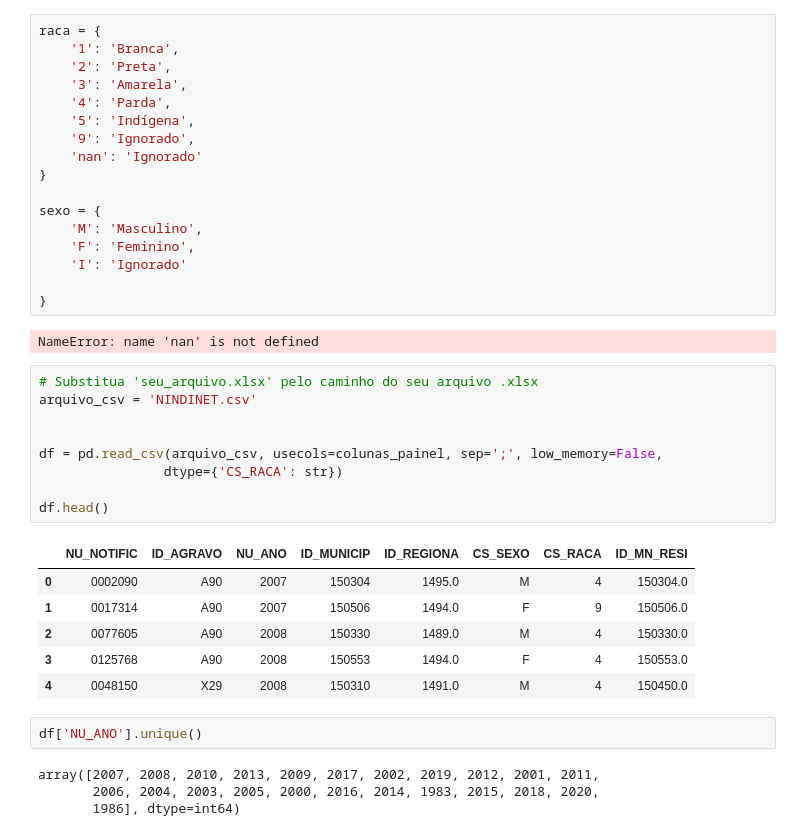
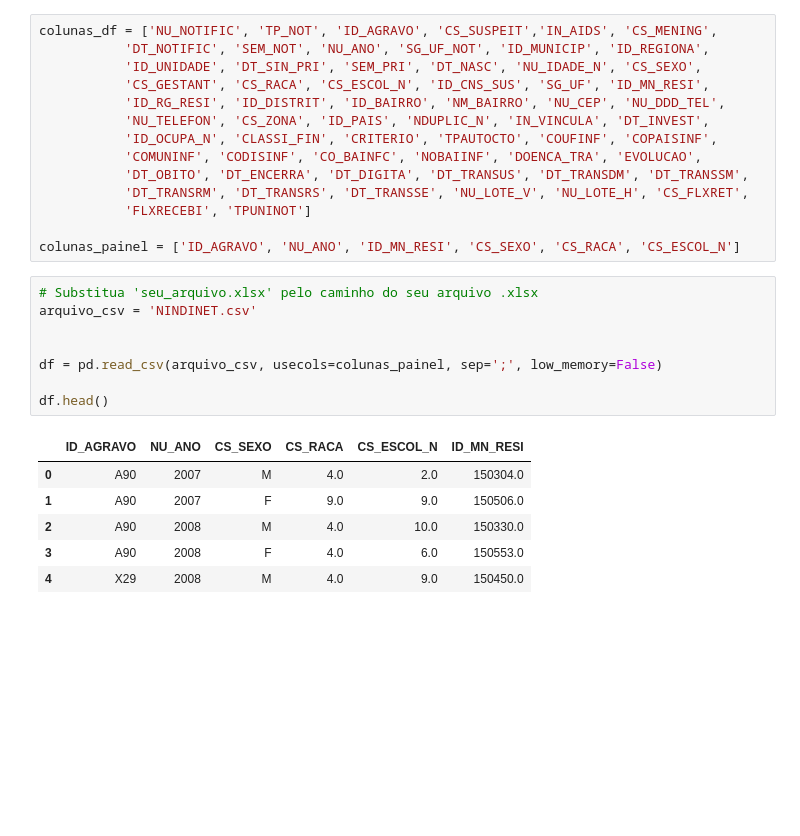
Before and after one commit to ricmed/painel_sinan, a Jupyter notebook: trata_dados.ipynb, the cells around one changed output. Cells and saved outputs as stored; diff of their text form; blank space fills up the shorter version.

Commit message:
Inclusão de novas arquivos de filtros Criação do arquivo parquet Atualização do trata_dados.ipynb

```diff
--- a/trata_dados.ipynb
+++ b/trata_dados.ipynb
@@ -151,41 +5,29 @@ regisao_saude = ['Tocantins'
-# %%
-raca = {
-    '1': 'Branca',
-    '2': 'Preta',
-    '3': 'Amarela',
-    '4': 'Parda',
-    '5': 'Indígena',
-    '9': 'Ignorado',
-    'nan': 'Ignorado'
-}
-
-sexo = {
-    'M': 'Masculino',
-    'F': 'Feminino',
-    'I': 'Ignorado'
-
-}
-# %% [output]
-NameError: name 'nan' is not defined
+# %%
+colunas_df = ['NU_NOTIFIC', 'TP_NOT', 'ID_AGRAVO', 'CS_SUSPEIT','IN_AIDS', 'CS_MENING',
+           'DT_NOTIFIC', 'SEM_NOT', 'NU_ANO', 'SG_UF_NOT', 'ID_MUNICIP', 'ID_REGIONA',
+           'ID_UNIDADE', 'DT_SIN_PRI', 'SEM_PRI', 'DT_NASC', 'NU_IDADE_N', 'CS_SEXO',
+           'CS_GESTANT', 'CS_RACA', 'CS_ESCOL_N', 'ID_CNS_SUS', 'SG_UF', 'ID_MN_RESI',
+           'ID_RG_RESI', 'ID_DISTRIT', 'ID_BAIRRO', 'NM_BAIRRO', 'NU_CEP', 'NU_DDD_TEL',
+           'NU_TELEFON', 'CS_ZONA', 'ID_PAIS', 'NDUPLIC_N', 'IN_VINCULA', 'DT_INVEST',
+           'ID_OCUPA_N', 'CLASSI_FIN', 'CRITERIO', 'TPAUTOCTO', 'COUFINF', 'COPAISINF',
+           'COMUNINF', 'CODISINF', 'CO_BAINFC', 'NOBAIINF', 'DOENCA_TRA', 'EVOLUCAO',
+           'DT_OBITO', 'DT_ENCERRA', 'DT_DIGITA', 'DT_TRANSUS', 'DT_TRANSDM', 'DT_TRANSSM',
+           'DT_TRANSRM', 'DT_TRANSRS', 'DT_TRANSSE', 'NU_LOTE_V', 'NU_LOTE_H', 'CS_FLXRET',
+           'FLXRECEBI', 'TPUNINOT']
+
+colunas_painel = ['ID_AGRAVO', 'NU_ANO', 'ID_MN_RESI', 'CS_SEXO', 'CS_RACA', 'CS_ESCOL_N']
 # %%
 # Substitua 'seu_arquivo.xlsx' pelo caminho do seu arquivo .xlsx
 arquivo_csv = 'NINDINET.csv'
 
 
-df = pd.read_csv(arquivo_csv, usecols=colunas_painel, sep=';', low_memory=False,
-                dtype={'CS_RACA': str})
+df = pd.read_csv(arquivo_csv, usecols=colunas_painel, sep=';', low_memory=False)
 
 df.head()
 # %% [output]
-|  | NU_NOTIFIC | ID_AGRAVO | NU_ANO | ID_MUNICIP | ID_REGIONA | CS_SEXO | CS_RACA | ID_MN_RESI |
-| 0 | 0002090 | A90 | 2007 | 150304 | 1495.0 | M | 4 | 150304.0 |
-| 1 | 0017314 | A90 | 2007 | 150506 | 1494.0 | F | 9 | 150506.0 |
-| 2 | 0077605 | A90 | 2008 | 150330 | 1489.0 | M | 4 | 150330.0 |
-| 3 | 0125768 | A90 | 2008 | 150553 | 1494.0 | F | 4 | 150553.0 |
-| 4 | 0048150 | X29 | 2008 | 150310 | 1491.0 | M | 4 | 150450.0 |
+|  | ID_AGRAVO | NU_ANO | CS_SEXO | CS_RACA | CS_ESCOL_N | ID_MN_RESI |
+| 0 | A90 | 2007 | M | 4.0 | 2.0 | 150304.0 |
+| 1 | A90 | 2007 | F | 9.0 | 9.0 | 150506.0 |
+| 2 | A90 | 2008 | M | 4.0 | 10.0 | 150330.0 |
+| 3 | A90 | 2008 | F | 4.0 | 6.0 | 150553.0 |
+| 4 | X29 | 2008 | M | 4.0 | 9.0 | 150450.0 |
-# %%
-df['NU_ANO'].unique()
-# %% [output]
-array([2007, 2008, 2010, 2013, 2009, 2017, 2002, 2019, 2012, 2001, 2011,
-       2006, 2004, 2003, 2005, 2000, 2016, 2014, 1983, 2015, 2018, 2020,
-       1986], dtype=int64)
```
Also changed, not shown: parts of 18 cells of this notebook, 4 other files.
